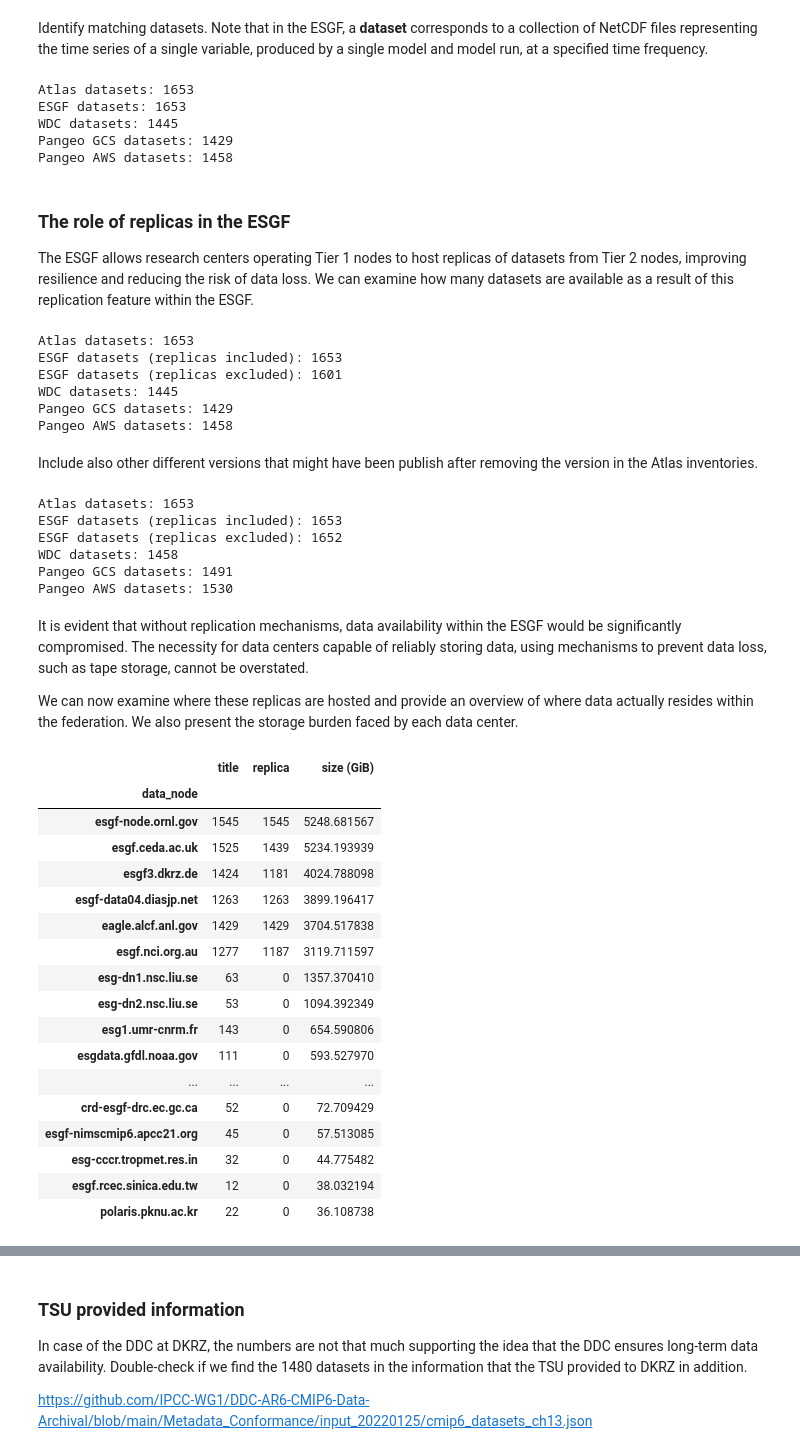
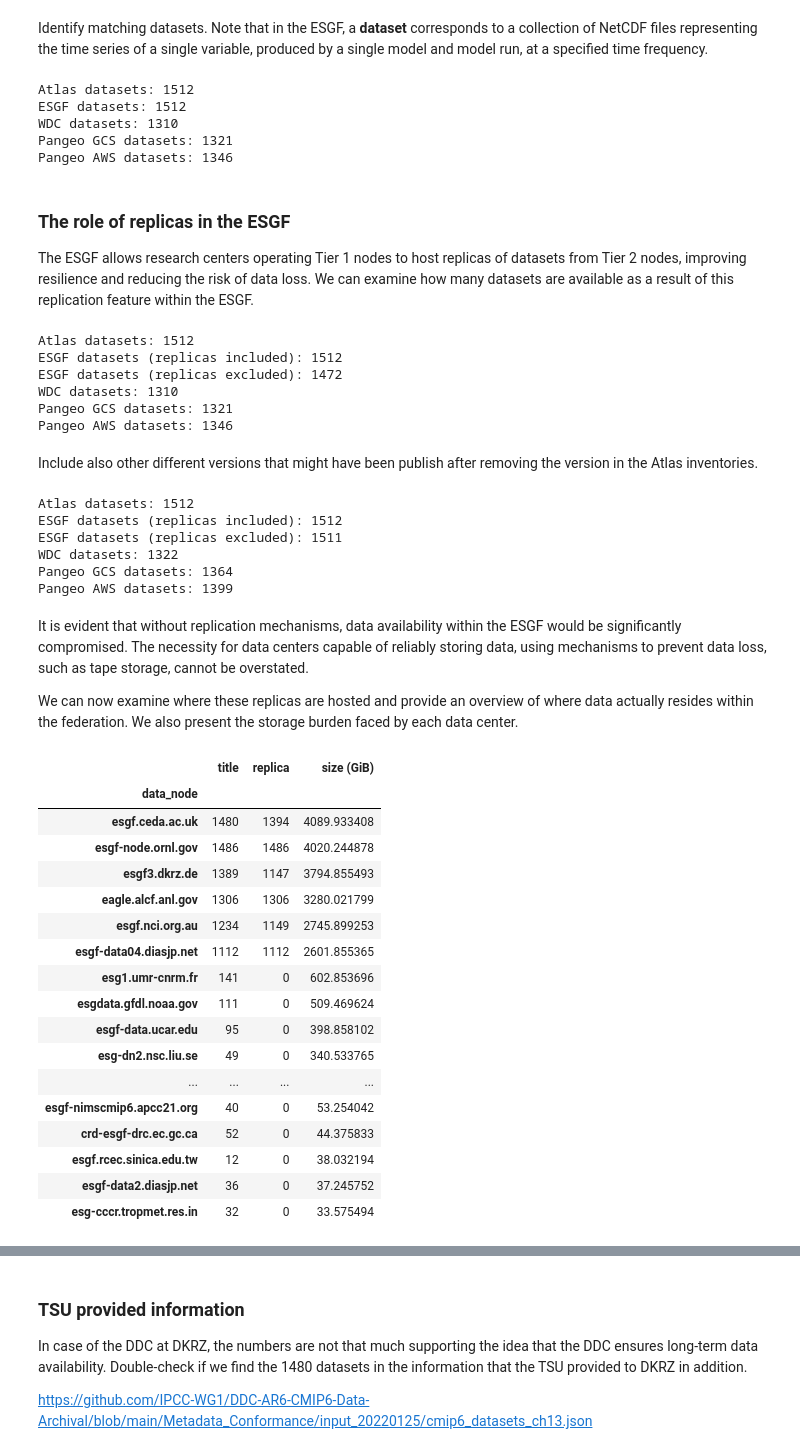
Before and after one commit to zequihg50/reproducibility-ipcc-atlas, a Jupyter notebook: main.ipynb, the cells around one changed output, grey strips where cells are left out. Saved outputs shown, nothing was run; the diff lists cells and outputs as text; code cells hidden in the pictures.

```diff
--- a/main.ipynb
+++ b/main.ipynb
@@ -41,8 +27,8 @@ atlas = atlas.join(atlas["instance_id"].str.split(".", expand=True).rename({
 atlas = pd.concat([
     #pd.read_csv("inventories/atlas-cmip6.txt", header=None, names=["instance_id"]),
     pd.read_csv("inventories/atlas-cmip6-html.txt", header=None, names=["instance_id"]),
-    pd.read_csv("inventories/atlas-cmip6-tsu.txt", header=None, names=["instance_id"])],
-    axis=0).drop_duplicates()
+    #pd.read_csv("inventories/atlas-cmip6-tsu.txt", header=None, names=["instance_id"]),
+    ], axis=0).drop_duplicates()
 atlas = atlas.join(atlas["instance_id"].str.split(".", expand=True).rename({
     0: "project",
     1: "activity_id",
@@ -128,11 +113,11 @@ print("Atlas datasets: {}\nESGF datasets: {}\nWDC datasets: {}\nPangeo GCS datas
     atlas["instance_id"].isin(pangeo_gcs["instance_id"].values).sum(),
     atlas["instance_id"].isin(pangeo_aws["instance_id"].values).sum()))
 # %% [output]
-Atlas datasets: 1653
-ESGF datasets: 1653
-WDC datasets: 1445
-Pangeo GCS datasets: 1429
-Pangeo AWS datasets: 1458
+Atlas datasets: 1512
+ESGF datasets: 1512
+WDC datasets: 1310
+Pangeo GCS datasets: 1321
+Pangeo AWS datasets: 1346
 # %% [markdown]
 ### The role of replicas in the ESGF
 
@@ -146,12 +131,12 @@ print("Atlas datasets: {}\nESGF datasets (replicas included): {}\nESGF datasets
     atlas["instance_id"].isin(pangeo_gcs["instance_id"].values).sum(),
     atlas["instance_id"].isin(pangeo_aws["instance_id"].values).sum()))
 # %% [output]
-Atlas datasets: 1653
-ESGF datasets (replicas included): 1653
-ESGF datasets (replicas excluded): 1601
-WDC datasets: 1445
-Pangeo GCS datasets: 1429
-Pangeo AWS datasets: 1458
+Atlas datasets: 1512
+ESGF datasets (replicas included): 1512
+ESGF datasets (replicas excluded): 1472
+WDC datasets: 1310
+Pangeo GCS datasets: 1321
+Pangeo AWS datasets: 1346
 # %% [markdown]
 Include also other different versions that might have been publish after removing the version in the Atlas inventories.
 # %%
@@ -167,37 +152,38 @@ print("Atlas datasets: {}\nESGF datasets (replicas included): {}\nESGF datasets
     atlas["master_id"].isin(pangeo_gcs["master_id"].values).sum(),
     atlas["master_id"].isin(pangeo_aws["master_id"].values).sum()))
 # %% [output]
-Atlas datasets: 1653
-ESGF datasets (replicas included): 1653
-ESGF datasets (replicas excluded): 1652
-WDC datasets: 1458
-Pangeo GCS datasets: 1491
-Pangeo AWS datasets: 1530
+Atlas datasets: 1512
+ESGF datasets (replicas included): 1512
+ESGF datasets (replicas excluded): 1511
+WDC datasets: 1322
+Pangeo GCS datasets: 1364
+Pangeo AWS datasets: 1399
 # %% [markdown]
 It is evident that without replication mechanisms, data availability within the ESGF would be significantly compromised. The necessity for data centers capable of reliably storing data, using mechanisms to prevent data loss, such as tape storage, cannot be overstated.
 
 We can now examine where these replicas are hosted and provide an overview of where data actually resides within the federation. We also present the storage burden faced by each data center.
 # %%
-esgf[["data_node", "title"]].drop_duplicates().groupby("data_node").count().join(
-    esgf[["data_node", "title", "replica"]].drop_duplicates(["data_node", "title"])[["data_node", "replica"]].groupby("data_node").sum()).join(
-    esgf[["data_node", "size"]].groupby("data_node").sum().rename({"size": "size (GiB)"}, axis=1)/2**30).sort_values(
+subset = esgf[esgf["instance_id"].isin(atlas["instance_id"].values)]
+subset[["data_node", "title"]].drop_duplicates().groupby("data_node").count().join(
+    subset[["data_node", "title", "replica"]].drop_duplicates(["data_node", "title"])[["data_node", "replica"]].groupby("data_node").sum()).join(
+    subset[["data_node", "size"]].groupby("data_node").sum().rename({"size": "size (GiB)"}, axis=1)/2**30).sort_values(
     "size (GiB)", ascending=False)
 # %% [output]
 |  | title | replica | size (GiB) |
 | data_node |  |  |  |
-| esgf-node.ornl.gov | 1545 | 1545 | 5248.681567 |
-| esgf.ceda.ac.uk | 1525 | 1439 | 5234.193939 |
-| esgf3.dkrz.de | 1424 | 1181 | 4024.788098 |
-| esgf-data04.diasjp.net | 1263 | 1263 | 3899.196417 |
-| eagle.alcf.anl.gov | 1429 | 1429 | 3704.517838 |
-| esgf.nci.org.au | 1277 | 1187 | 3119.711597 |
-| esg-dn1.nsc.liu.se | 63 | 0 | 1357.370410 |
-| esg-dn2.nsc.liu.se | 53 | 0 | 1094.392349 |
-| esg1.umr-cnrm.fr | 143 | 0 | 654.590806 |
-| esgdata.gfdl.noaa.gov | 111 | 0 | 593.527970 |
+| esgf.ceda.ac.uk | 1480 | 1394 | 4089.933408 |
+| esgf-node.ornl.gov | 1486 | 1486 | 4020.244878 |
+| esgf3.dkrz.de | 1389 | 1147 | 3794.855493 |
+| eagle.alcf.anl.gov | 1306 | 1306 | 3280.021799 |
+| esgf.nci.org.au | 1234 | 1149 | 2745.899253 |
+| esgf-data04.diasjp.net | 1112 | 1112 | 2601.855365 |
+| esg1.umr-cnrm.fr | 141 | 0 | 602.853696 |
+| esgdata.gfdl.noaa.gov | 111 | 0 | 509.469624 |
+| esgf-data.ucar.edu | 95 | 0 | 398.858102 |
+| esg-dn2.nsc.liu.se | 49 | 0 | 340.533765 |
 | ... | ... | ... | ... |
-| crd-esgf-drc.ec.gc.ca | 52 | 0 | 72.709429 |
-| esgf-nimscmip6.apcc21.org | 45 | 0 | 57.513085 |
-| esg-cccr.tropmet.res.in | 32 | 0 | 44.775482 |
+| esgf-nimscmip6.apcc21.org | 40 | 0 | 53.254042 |
+| crd-esgf-drc.ec.gc.ca | 52 | 0 | 44.375833 |
 | esgf.rcec.sinica.edu.tw | 12 | 0 | 38.032194 |
-| polaris.pknu.ac.kr | 22 | 0 | 36.108738 |
+| esgf-data2.diasjp.net | 36 | 0 | 37.245752 |
+| esg-cccr.tropmet.res.in | 32 | 0 | 33.575494 |
```
Also changed, not shown: parts of 16 cells of this notebook, 1 other file.
